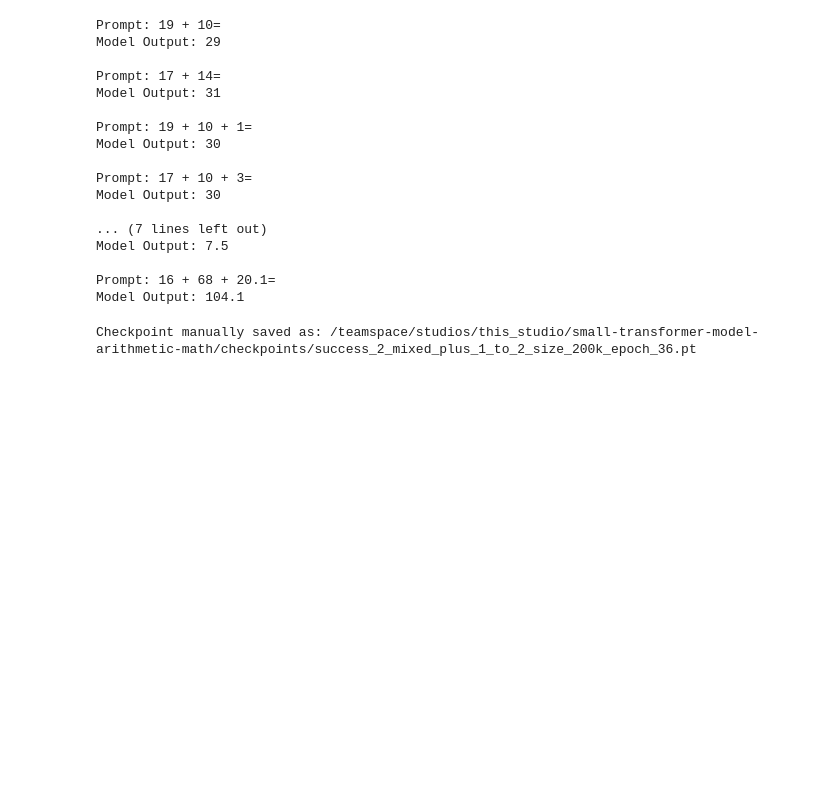
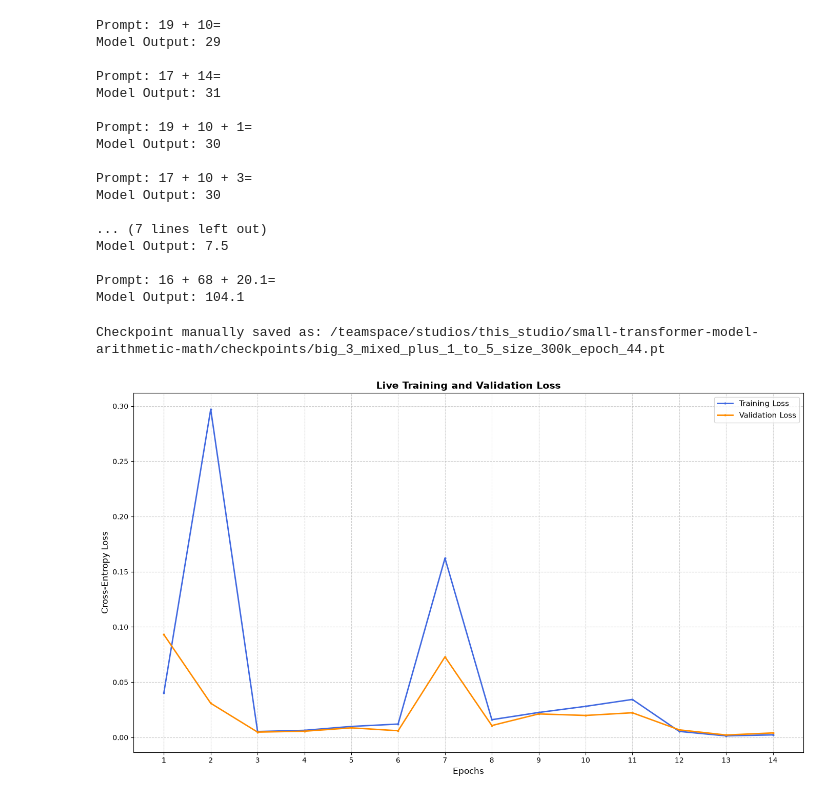
Before and after one commit to he-man-david/small-transformer-model-arithmetic-math, a Jupyter notebook: training-script.ipynb, the cells around one changed output. Drawn from its saved outputs; the diff is of its cells as text; code cells hidden in the pictures; blank space fills up the shorter version.

```diff
--- a/training-script.ipynb
+++ b/training-script.ipynb
@@ -441,11 +440,17 @@ Model Output: 104.1
 # Saving the checkpoint
 
 save_checkpoint(
-    checkpoint_name="success_2_mixed_plus_1_to_2_size_200k_epoch_36",
+    checkpoint_name="big_3_mixed_plus_1_to_5_size_300k_epoch_44.pt",
     model=model,
     optimizer=optimizer,
     train_history=train_loss_history,
     val_history=val_loss_history
 )
 # %% [output]
-Checkpoint manually saved as: /teamspace/studios/this_studio/small-transformer-model-arithmetic-math/checkpoints/success_2_mixed_plus_1_to_2_size_200k_epoch_36.pt
+Checkpoint manually saved as: /teamspace/studios/this_studio/small-transformer-model-arithmetic-math/checkpoints/big_3_mixed_plus_1_to_5_size_300k_epoch_44.pt
+# %%
+recent_train_loss = train_loss_history[30:]
+recent_val_loss = val_loss_history[30:]
+plot_live_loss(recent_train_loss, recent_val_loss, len(train_loss_history), len(train_loss_history))
+# %% [output]
+[figure, added]
```
Also changed, not shown: parts of 8 cells of this notebook, 3 other files.
